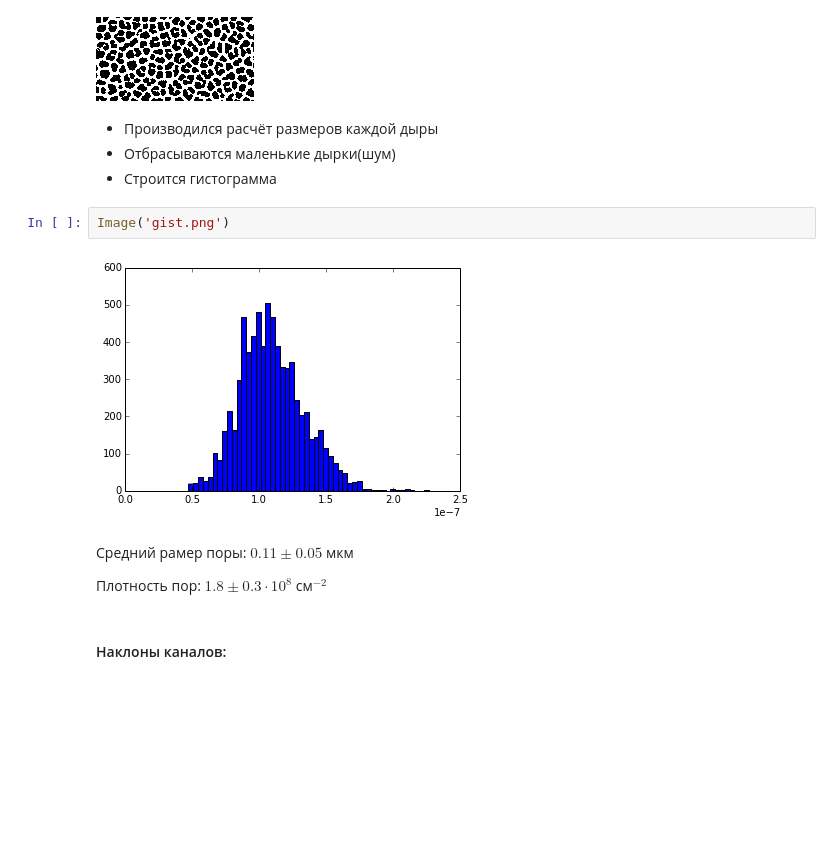
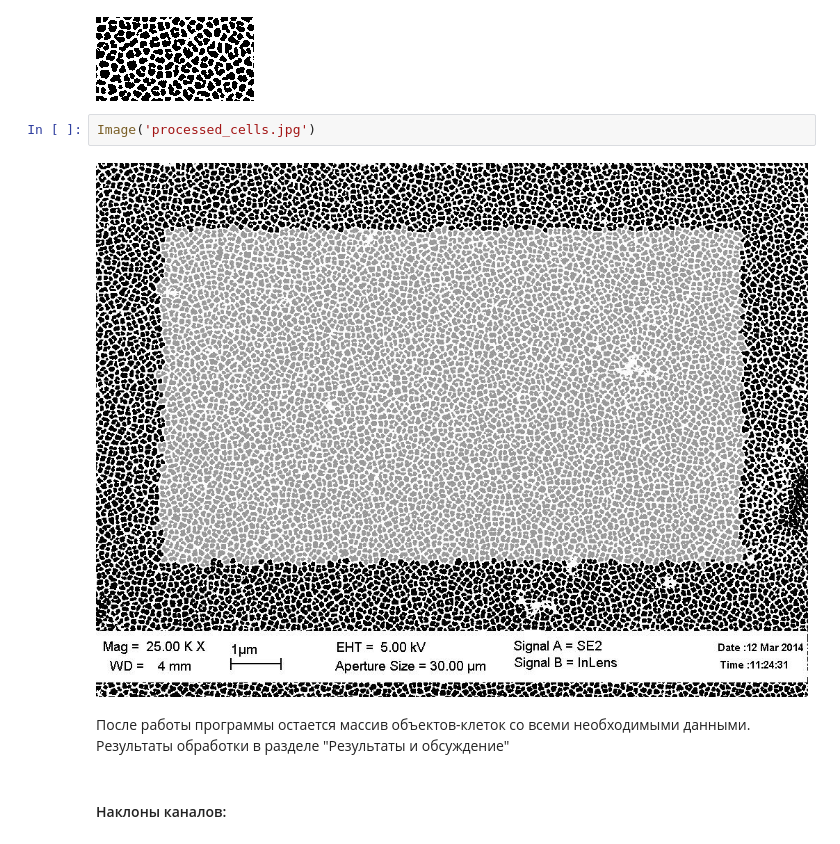
Before and after one commit to vdrhtc/CellDistinguisher, a Jupyter notebook: PIL_Test.ipynb, the cells around one changed output. Saved outputs shown, nothing was run; the diff lists cells and outputs as text; blank space fills up the shorter version.

```diff
--- a/PIL_Test.ipynb
+++ b/PIL_Test.ipynb
@@ -49,18 +53,12 @@ Image('dp.jpg')
 Image('p.png')
 # %% [output]
 [figure]
-# %% [markdown]
-- Производился расчёт размеров каждой дыры
-- Отбрасываются маленькие дырки(шум)
-- Строится гистограмма
-# %%
-Image('gist.png')
-# %% [output]
-[figure, removed]
-# %% [markdown]
-Средний рамер поры: $0.11 \pm 0.05$ мкм
-
-Плотность пор: $1.8 \pm 0.3 \cdot 10^8$ см$^{-2}$
+# %%
+Image('processed_cells.jpg')
+# %% [output]
+[figure, added]
+# %% [markdown]
+После работы программы остается массив объектов-клеток со всеми необходимыми данными. Результаты обработки в разделе "Результаты и обсуждение"
 # %% [markdown]
 #### Наклоны каналов:
 # %% [markdown]
```
Also changed, not shown: parts of 42 cells of this notebook.
